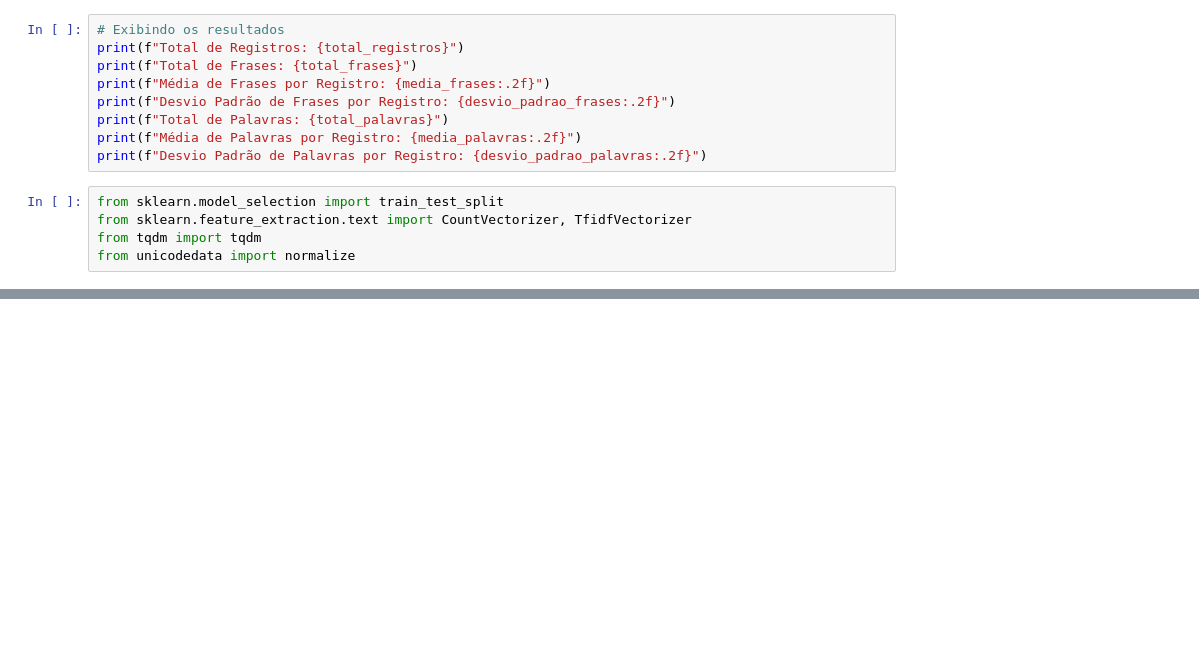
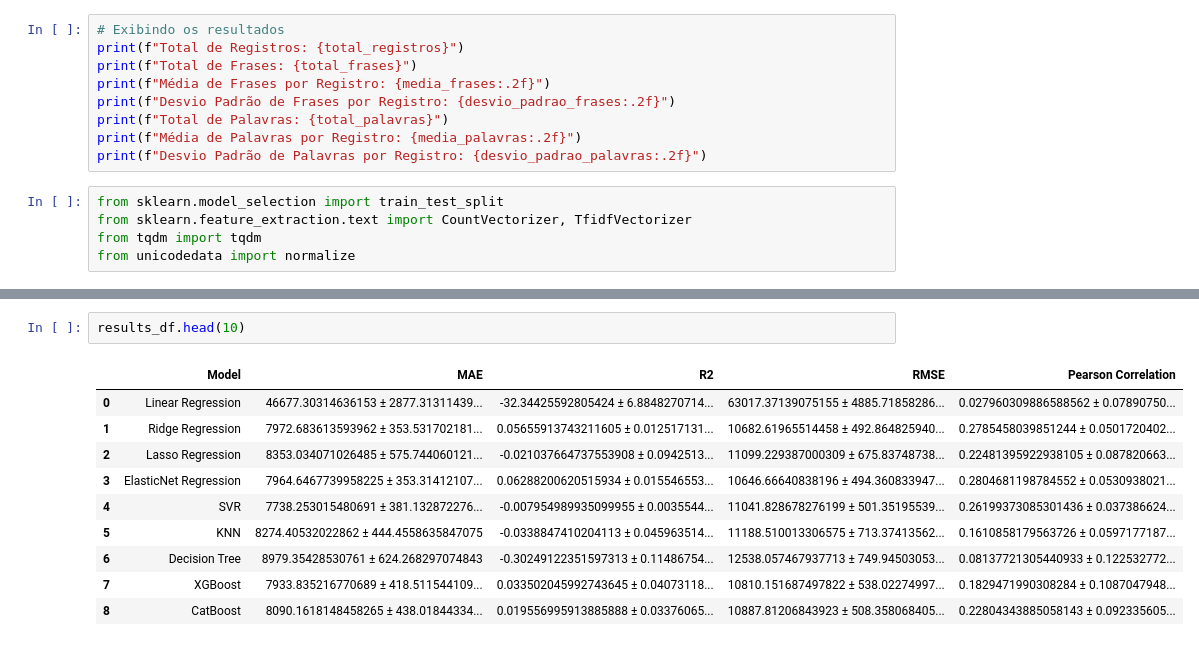
Before and after one commit to rodrigogrigo/analise-requisitos, a Jupyter notebook: requisito_esforco.ipynb, the cells around one changed output, grey strips where cells are left out. Drawn from its saved outputs; the diff is of its cells as text; blank space fills up the shorter version.

```diff
--- a/requisito_esforco.ipynb
+++ b/requisito_esforco.ipynb
@@ -292,0 +371,13 @@ Best RMSE: 53777.6283254976
+# %%
+results_df.head(10)
+# %% [output]
+|  | Model | MAE | R2 | RMSE | Pearson Correlation |
+| 0 | Linear Regression | 46677.30314636153 ± 2877.31311439... | -32.34425592805424 ± 6.8848270714... | 63017.37139075155 ± 4885.71858286... | 0.027960309886588562 ± 0.07890750... |
+| 1 | Ridge Regression | 7972.683613593962 ± 353.531702181... | 0.05655913743211605 ± 0.012517131... | 10682.61965514458 ± 492.864825940... | 0.2785458039851244 ± 0.0501720402... |
+| 2 | Lasso Regression | 8353.034071026485 ± 575.744060121... | -0.021037664737553908 ± 0.0942513... | 11099.229387000309 ± 675.83748738... | 0.22481395922938105 ± 0.087820663... |
+| 3 | ElasticNet Regression | 7964.6467739958225 ± 353.31412107... | 0.06288200620515934 ± 0.015546553... | 10646.66640838196 ± 494.360833947... | 0.2804681198784552 ± 0.0530938021... |
+| 4 | SVR | 7738.253015480691 ± 381.132872276... | -0.007954989935099955 ± 0.0035544... | 11041.828678276199 ± 501.35195539... | 0.26199373085301436 ± 0.037386624... |
+| 5 | KNN | 8274.40532022862 ± 444.4558635847075 | -0.0338847410204113 ± 0.045963514... | 11188.510013306575 ± 713.37413562... | 0.1610858179563726 ± 0.0597177187... |
+| 6 | Decision Tree | 8979.35428530761 ± 624.268297074843 | -0.30249122351597313 ± 0.11486754... | 12538.057467937713 ± 749.94503053... | 0.08137721305440933 ± 0.122532772... |
+| 7 | XGBoost | 7933.835216770689 ± 418.511544109... | 0.033502045992743645 ± 0.04073118... | 10810.151687497822 ± 538.02274997... | 0.1829471990308284 ± 0.1087047948... |
+| 8 | CatBoost | 8090.1618148458265 ± 438.01844334... | 0.019556995913885888 ± 0.03376065... | 10887.81206843923 ± 508.358068405... | 0.22804343885058143 ± 0.092335605... |
```
Also changed, not shown: parts of 7 cells of this notebook, 2 other files.
